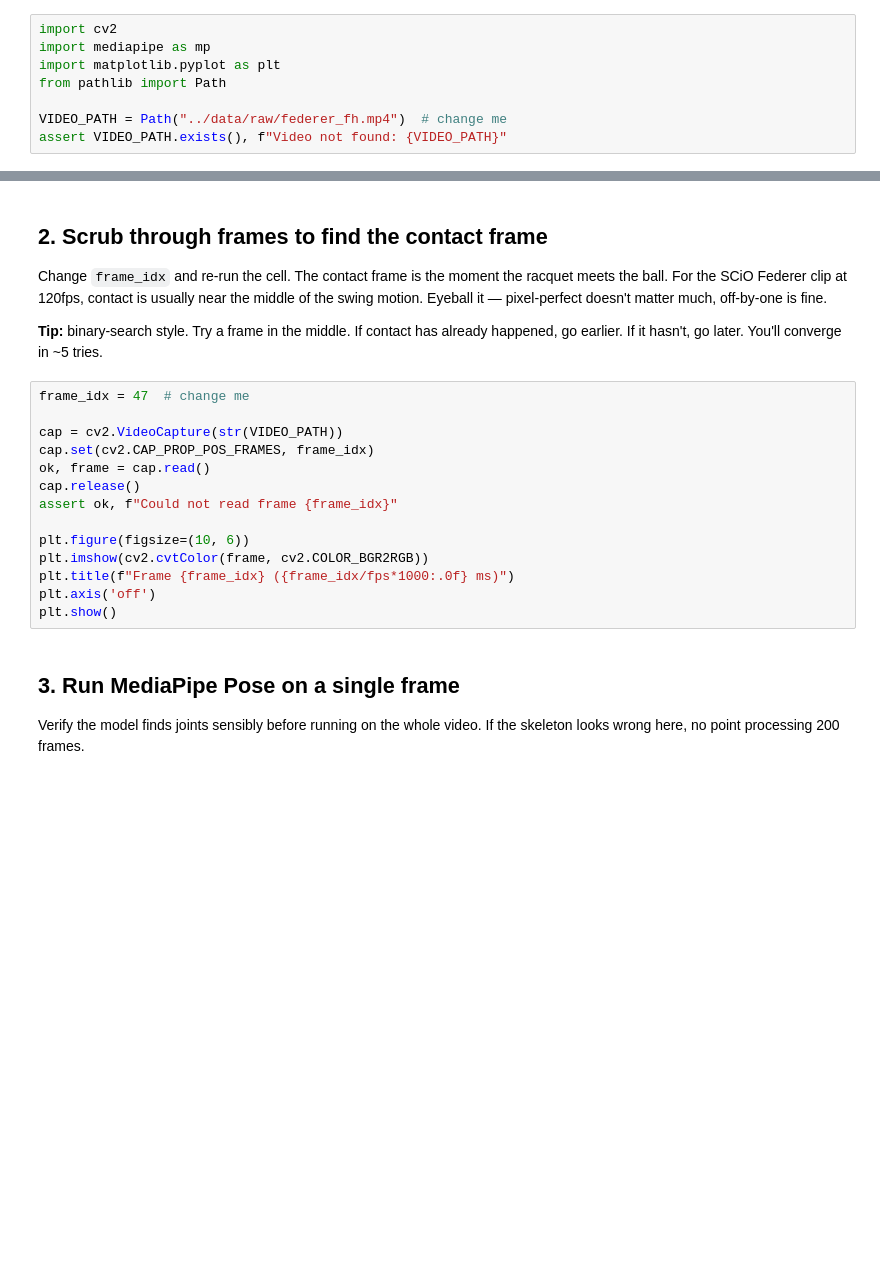
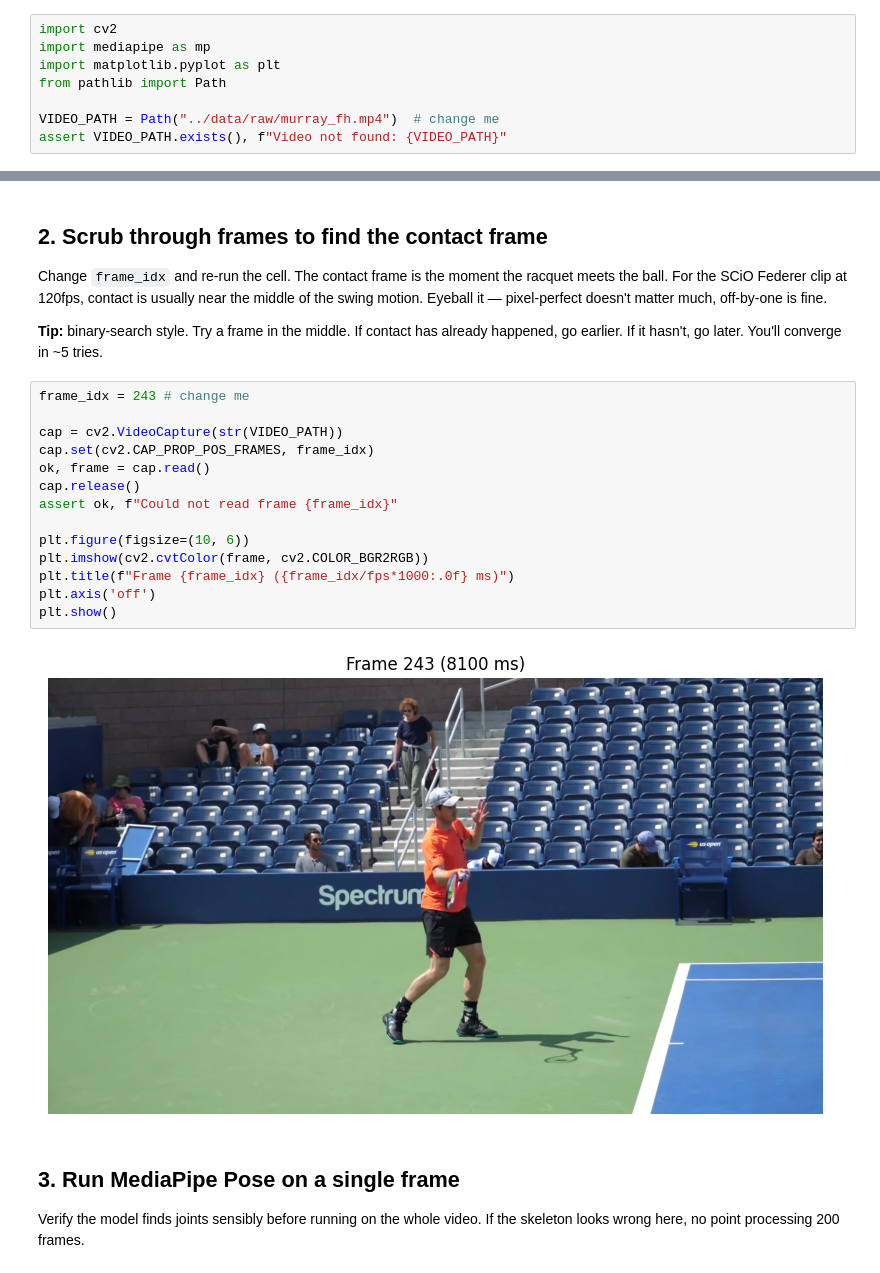
Before and after one commit to jihwantime/tennis-stroke-comparison, a Jupyter notebook: notebooks/explore_extraction.ipynb, the cells around one changed output, grey strips where cells are left out. Saved outputs shown, nothing was run; the diff lists cells and outputs as text; blank space fills up the shorter version.

Commit message:
WIP: doing the mediapipe on murray

```diff
--- a/notebooks/explore_extraction.ipynb
+++ b/notebooks/explore_extraction.ipynb
@@ -20,7 +20,7 @@ import mediapipe as mp
 import matplotlib.pyplot as plt
 from pathlib import Path
 
-VIDEO_PATH = Path("../data/raw/federer_fh.mp4")  # change me
+VIDEO_PATH = Path("../data/raw/murray_fh.mp4")  # change me
 assert VIDEO_PATH.exists(), f"Video not found: {VIDEO_PATH}"
 # %% [markdown]
 ## 1. Inspect the video
@@ -42,19 +44,21 @@ Change `frame_idx` and re-run the cell. The contact frame is the moment the racq
 
 **Tip:** binary-search style. Try a frame in the middle. If contact has already happened, go earlier. If it hasn't, go later. You'll converge in ~5 tries.
 # %%
-frame_idx = 47  # change me
+frame_idx = 243 # change me
 
 cap = cv2.VideoCapture(str(VIDEO_PATH))
 cap.set(cv2.CAP_PROP_POS_FRAMES, frame_idx)
 ok, frame = cap.read()
 cap.release()
 assert ok, f"Could not read frame {frame_idx}"
 
 plt.figure(figsize=(10, 6))
 plt.imshow(cv2.cvtColor(frame, cv2.COLOR_BGR2RGB))
 plt.title(f"Frame {frame_idx} ({frame_idx/fps*1000:.0f} ms)")
 plt.axis('off')
 plt.show()
+# %% [output]
+[figure, added]
 # %% [markdown]
 ## 3. Run MediaPipe Pose on a single frame
 
```
Also changed, not shown: parts of 2 cells of this notebook.
